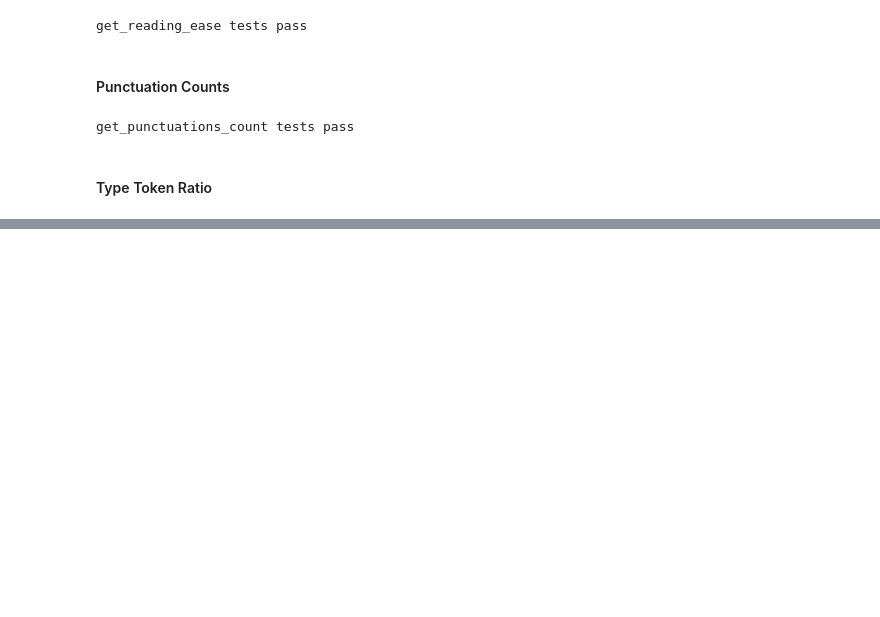
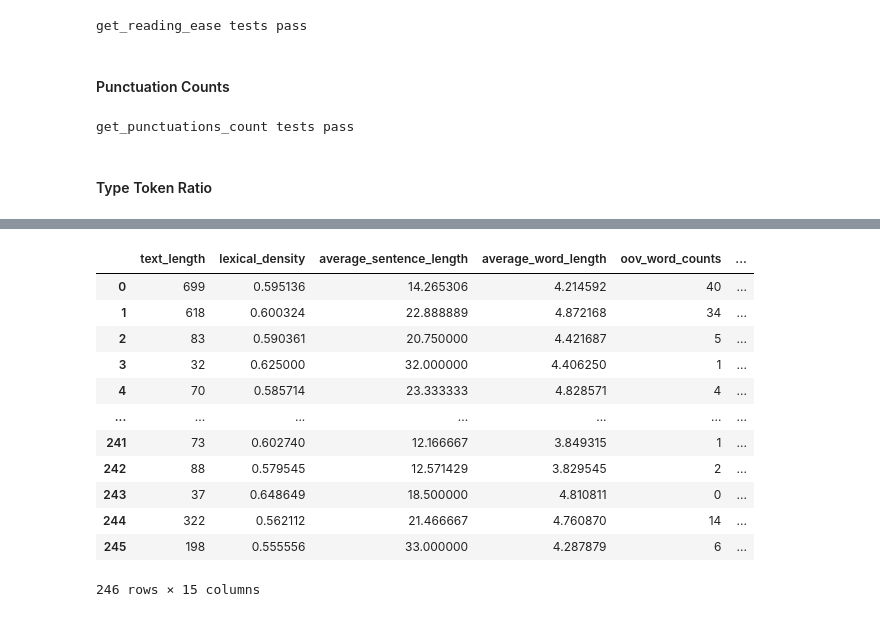
Before and after one commit to sneha012/L2_LanguageLearnerClassification, a Jupyter notebook: soln.ipynb, the cells around one changed output, grey strips where cells are left out. Saved outputs shown, nothing was run; the diff lists cells and outputs as text; code cells hidden in the pictures; blank space fills up the shorter version.

```diff
--- a/soln.ipynb
+++ b/soln.ipynb
@@ -432,0 +860,17 @@ def get_type_token_ratio(text):
+# %%
+val_data = val_data.drop(columns=["Unnamed: 0", "filename"])
+val_data
+# %% [output]
+|  | text_length | lexical_density | average_sentence_length | average_word_length | oov_word_counts | ... |
+| 0 | 699 | 0.595136 | 14.265306 | 4.214592 | 40 | ... |
+| 1 | 618 | 0.600324 | 22.888889 | 4.872168 | 34 | ... |
+| 2 | 83 | 0.590361 | 20.750000 | 4.421687 | 5 | ... |
+| 3 | 32 | 0.625000 | 32.000000 | 4.406250 | 1 | ... |
+| 4 | 70 | 0.585714 | 23.333333 | 4.828571 | 4 | ... |
+| ... | ... | ... | ... | ... | ... | ... |
+| 241 | 73 | 0.602740 | 12.166667 | 3.849315 | 1 | ... |
+| 242 | 88 | 0.579545 | 12.571429 | 3.829545 | 2 | ... |
+| 243 | 37 | 0.648649 | 18.500000 | 4.810811 | 0 | ... |
+| 244 | 322 | 0.562112 | 21.466667 | 4.760870 | 14 | ... |
+| 245 | 198 | 0.555556 | 33.000000 | 4.287879 | 6 | ... |
+246 rows × 15 columns
```
Also changed, not shown: parts of 21 cells of this notebook.
